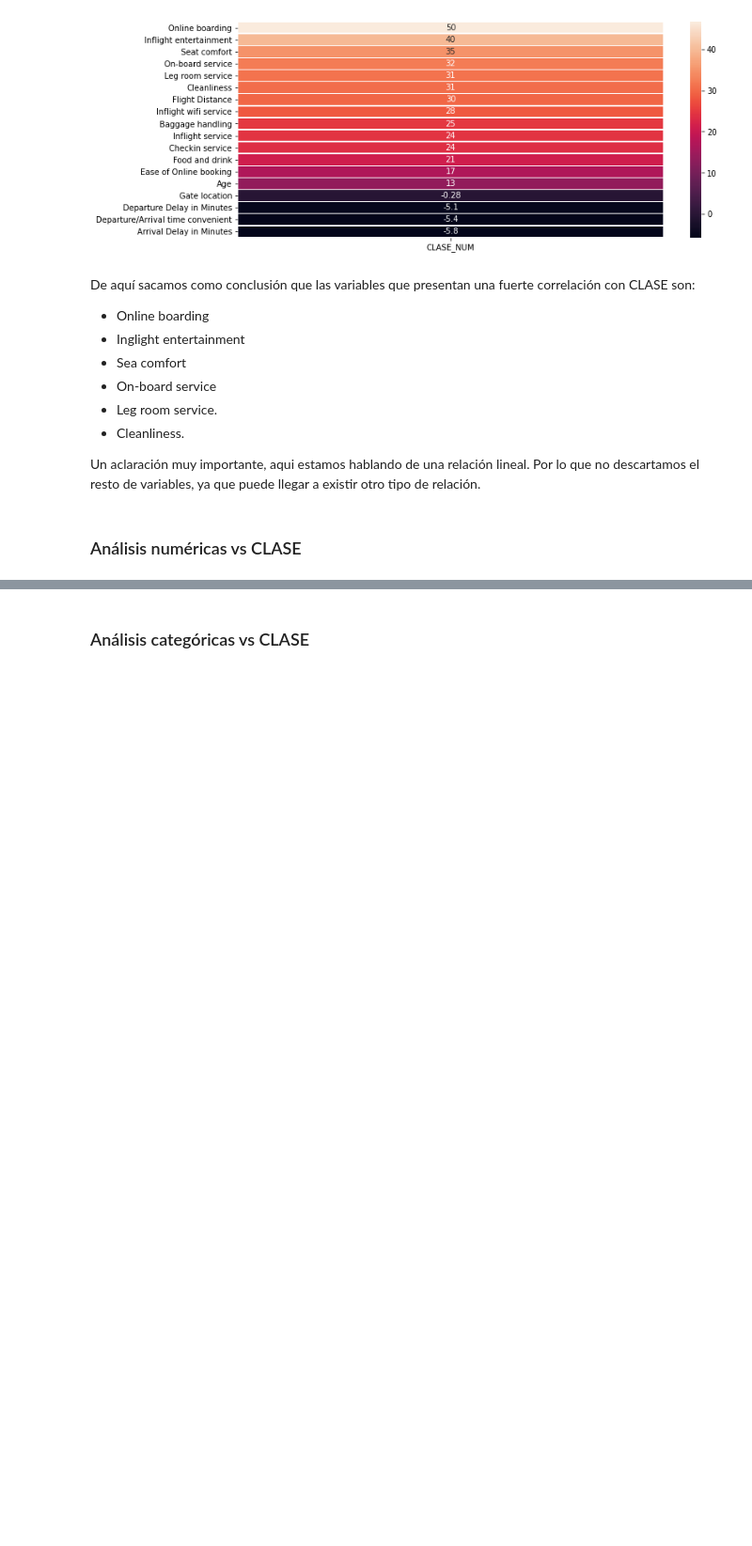
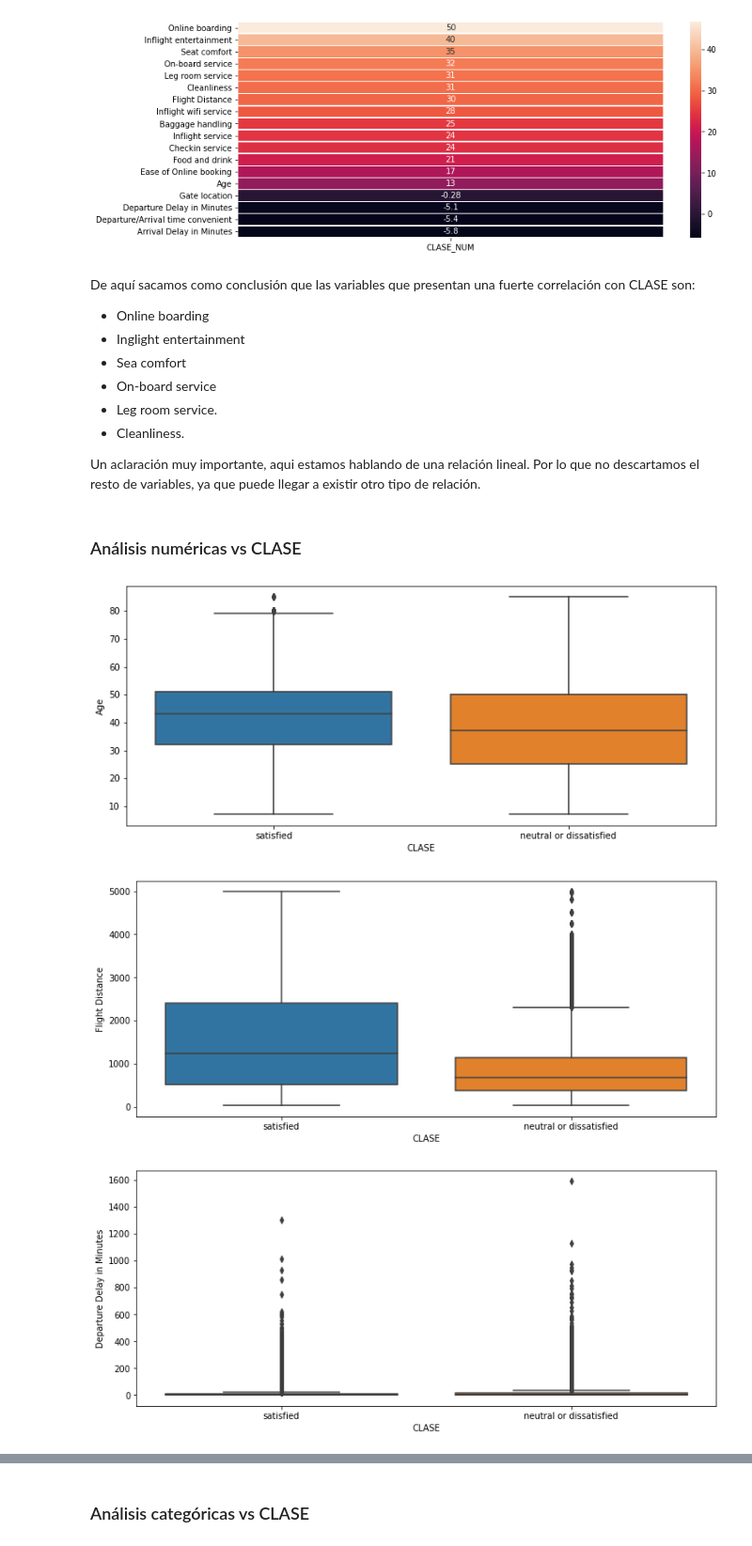
Before and after one commit to TomasSG/Parcial2-CienciaDeDatos, a Jupyter notebook: notebook/Parcial2.ipynb, the cells around one changed output, grey strips where cells are left out. Shown at 94% size. Saved outputs shown, nothing was run; the diff lists cells and outputs as text; code cells hidden in the pictures; blank space fills up the shorter version.

Commit message:
Agregue análisis de CLASE vs num

```diff
--- a/notebook/Parcial2.ipynb
+++ b/notebook/Parcial2.ipynb
@@ -350,3 +350,13 @@ De aquí sacamos como conclusión que las variables que presentan una fuerte cor
 Un aclaración muy importante, aqui estamos hablando de una relación lineal. Por lo que no descartamos el resto de variables, ya que puede llegar a existir otro tipo de relación.
 # %% [markdown]
 ### Análisis numéricas vs CLASE
+# %%
+# Obtener un boxlpot de cada variable numérica vs CLASE
+for var in vars_num:
+  plt.figure(figsize=FIGSIZE)
+  box = sns.boxplot(x="CLASE", y=var, data=datos_eda)
+  box.plot()
+# %% [output]
+[figure, added]
+[figure, added]
+[figure, added]
```
Also changed, not shown: parts of 4 cells of this notebook.
